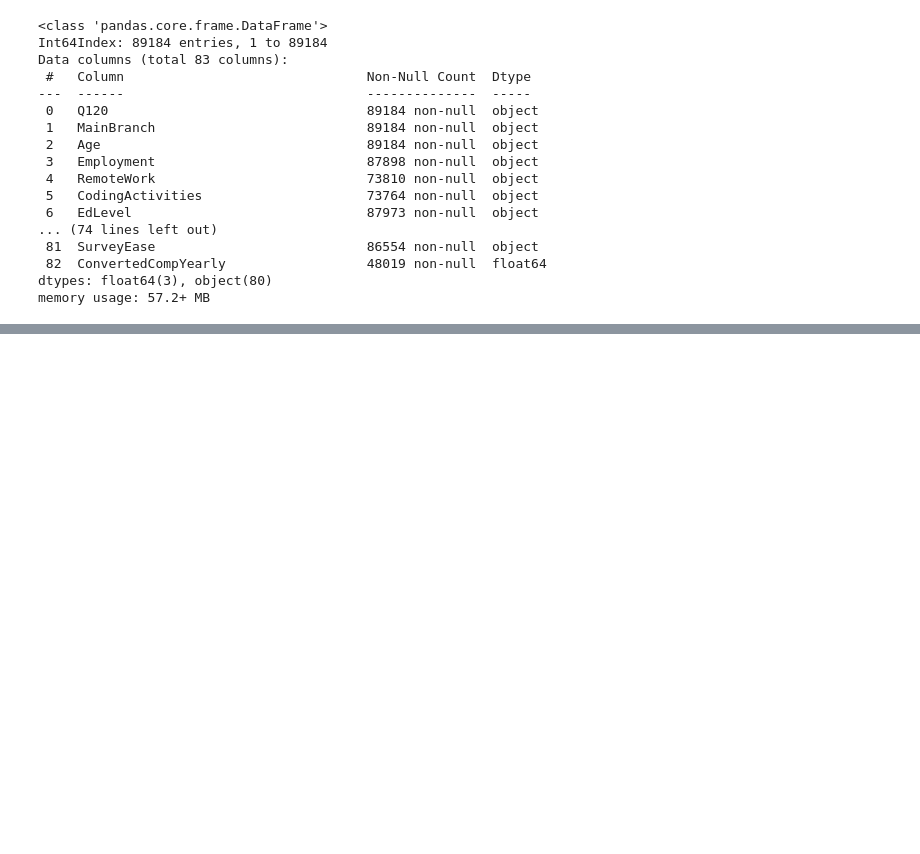
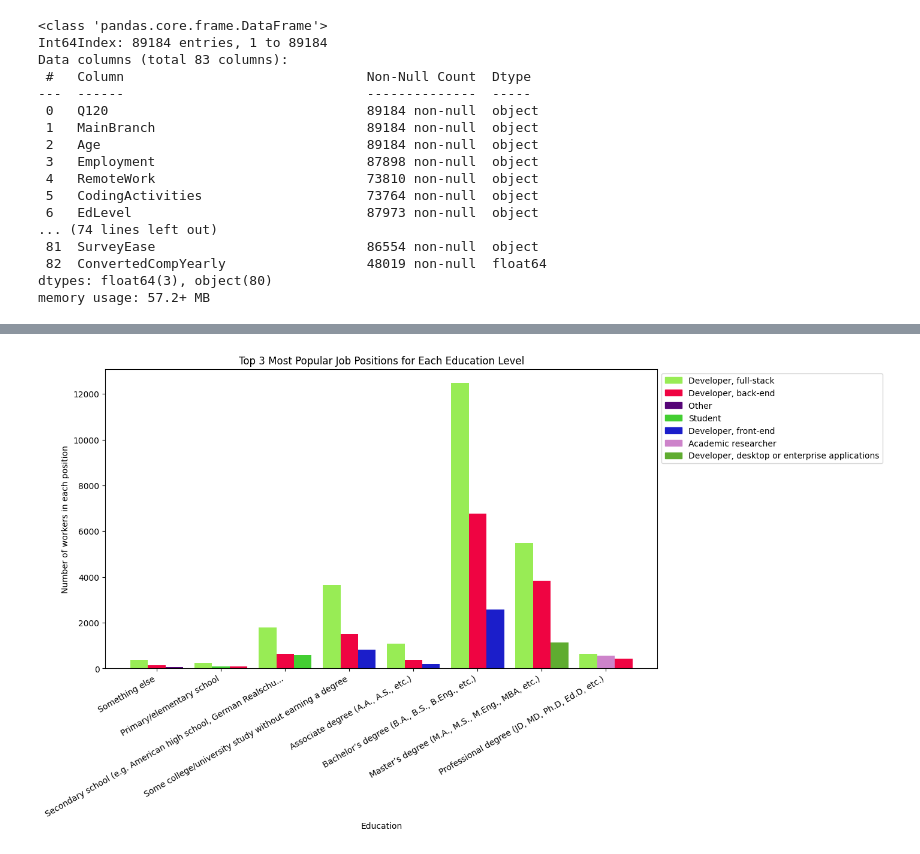
Before and after one commit to wsei-python-data-anylysis-project/project, a Jupyter notebook: projekt.ipynb, the cells around one changed output, grey strips where cells are left out. Cells and saved outputs as stored; diff of their text form; code cells hidden in the pictures; blank space fills up the shorter version.

Commit message:
added second chart

```diff
--- a/projekt.ipynb
+++ b/projekt.ipynb
@@ -62 +67,77 @@ plt.xticks(rotation=30, ha="right")
 [figure]
+# %%
+from matplotlib.colors import to_rgba
+from matplotlib.patches import Patch
+import random
+
+custom_order = [
+    'Something else',
+    'Primary/elementary school',
+    'Secondary school (e.g. American high school, German Realschule or Gymnasium, etc.)',
+    'Some college/university study without earning a degree',
+    'Associate degree (A.A., A.S., etc.)',
+    'Bachelor’s degree (B.A., B.S., B.Eng., etc.)',
+    'Master’s degree (M.A., M.S., M.Eng., MBA, etc.)',
+    'Professional degree (JD, MD, Ph.D, Ed.D, etc.)'
+]
+nonNaDevTypes = df[df["DevType"].isna() == False]
+nonNaDevTypesAndEdLevels = nonNaDevTypes[nonNaDevTypes['EdLevel'].isna() == False]
+all_education_levels = nonNaDevTypesAndEdLevels['EdLevel'].unique()
+missing_education_levels = [element for element in all_education_levels if element not in custom_order]
+enhanced_custom_order = custom_order + missing_education_levels
+nonNaDevTypesAndEdLevels['EdLevel'] = pd.Categorical(nonNaDevTypesAndEdLevels['EdLevel'], categories=enhanced_custom_order, ordered=True)
+
+grouped_ed_levels = nonNaDevTypesAndEdLevels.groupby("EdLevel")
+
+bar_width = 0.33
+x = np.arange(len(grouped_ed_levels))
+adjusted_x = x * 1.2
+
+top_jobs_by_education = {}
+indexes = []
+
+for education_level, group in grouped_ed_levels:
+    top_jobs = group['DevType'].value_counts().nlargest(3).index.tolist()
+    top_jobs_by_education[education_level] = top_jobs
+    limit = 60
+    ellipsis = education_level[:limit] + ('...' if len(education_level) > limit else '')
+    indexes.append(ellipsis)
+
+fig, ax = plt.subplots(layout='constrained', figsize=(14, 8))
+
+job_types = {
+    "['Developer, full-stack']": (0.596078431372, 0.9254901960, 0.333333333, 1),
+    "['Developer, back-end']": (0.9372549019, 0.01568627450, 0.2588235294, 1),
+    "['Other (please specify):']":(0.333333333, 0.01568627450, 0.46666666, 1),
+    "['Student']": (0.262745098, 0.8078431372, 0.19607843137, 1),
+    "['Developer, front-end']": (0.1058823529, 0.117647058823, 0.79215686, 1),
+    "['Academic researcher']": (0.803921568, 0.5137254901, 0.79215686274, 1),
+    "['Developer, desktop or enterprise applications']": (0.3721208613689483, 0.6760034780790405, 0.18707464066071333, 1),
+}
+
+for i, (education_level, top_jobs) in enumerate(top_jobs_by_education.items()):
+    education_data = grouped_ed_levels.get_group(education_level)
+    job_counts = education_data['DevType'].value_counts().loc[top_jobs]
+    for j in range(0,3):
+        label = str(job_counts.index[j])
+        if(job_types.get(str([job_counts.index[j]]))):
+            color = job_types.get(str([job_counts.index[j]]))
+        else:
+            color = to_rgba((random.random(), random.random(), random.random()))
+            job_types[str([job_counts.index[j]])] = color
+        ax.bar(adjusted_x[i] + j * bar_width, job_counts[j], bar_width, color=color, label=label)
+
+ax.set_xlabel('Education')
+ax.set_ylabel('Number of workers in each position')
+ax.set_title('Top 3 Most Popular Job Positions for Each Education Level')
+custom_legend = []
+for key, value in job_types.items():
+    custom_legend.append(Patch(color=value, label=key.replace("[\'", "").replace("\']", "").replace("(please specify):", "")))
+
+ax.set_xticks(adjusted_x + bar_width, indexes)
+
+plt.legend(handles=custom_legend, loc='upper left', bbox_to_anchor=(1,1))
+plt.xticks(rotation=30, ha="right")
+plt.show()
+# %% [output]
+[figure, added]
```
Also changed, not shown: parts of 1 cell of this notebook.
